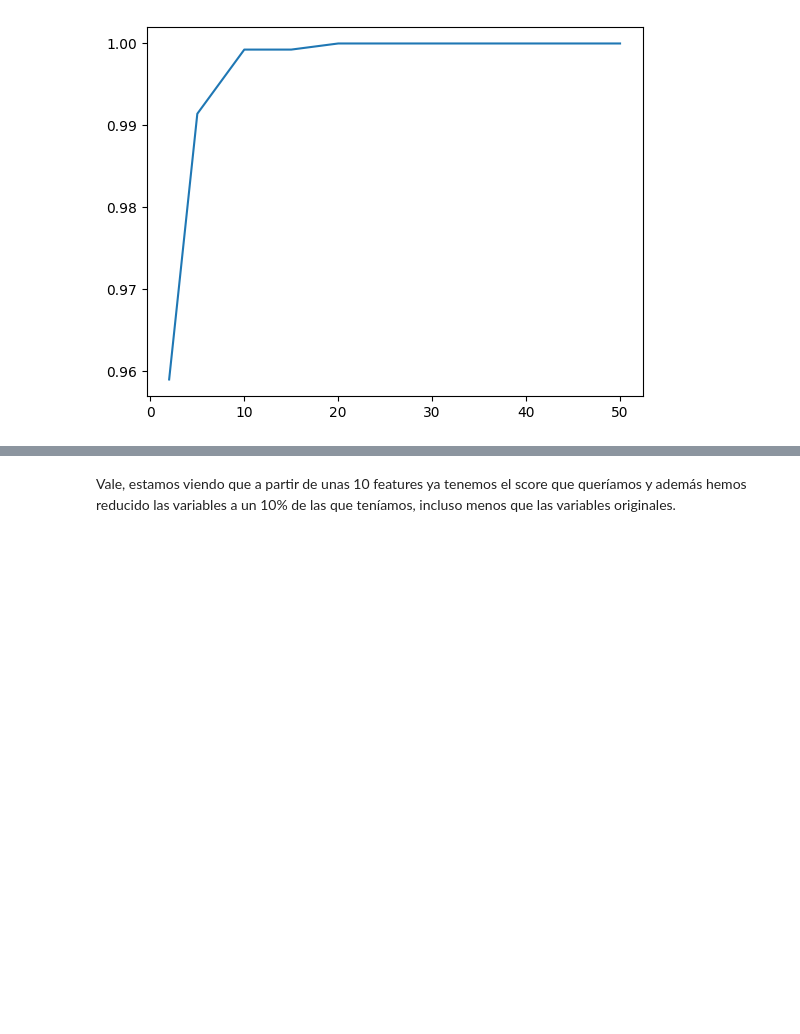
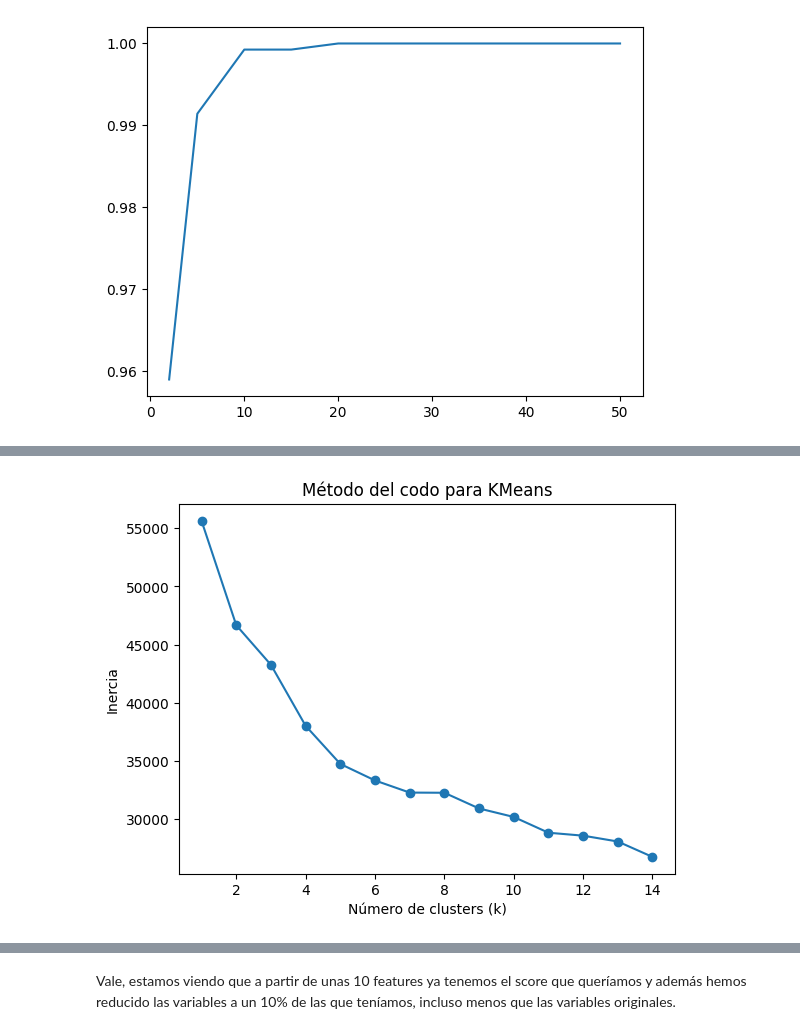
Before and after one commit to Yael-Parra/Project-VIII-Non-Supervised-ML, a Jupyter notebook: workshop-clustering-pca-final.ipynb, the cells around one changed output, grey strips where cells are left out. Cells and saved outputs as stored; diff of their text form; code cells hidden in the pictures; blank space fills up the shorter version.

```diff
--- a/workshop-clustering-pca-final.ipynb
+++ b/workshop-clustering-pca-final.ipynb
@@ -989,0 +1027,18 @@ sns.lineplot(x=n_features, y=scores)
+# %%
+from sklearn.cluster import KMeans
+import matplotlib.pyplot as plt
+
+inertias = []
+k_values = range(1, 15)
+for k in k_values:
+    kmeans = KMeans(n_clusters=k, random_state=42)
+    kmeans.fit(X_encoded)  # Usa tus datos numéricos
+    inertias.append(kmeans.inertia_)
+
+plt.plot(k_values, inertias, marker='o')
+plt.xlabel('Número de clusters (k)')
+plt.ylabel('Inercia')
+plt.title('Método del codo para KMeans')
+plt.show()
+# %% [output]
+[figure, added]
```
Also changed, not shown: parts of 17 cells of this notebook, 2 other files.
